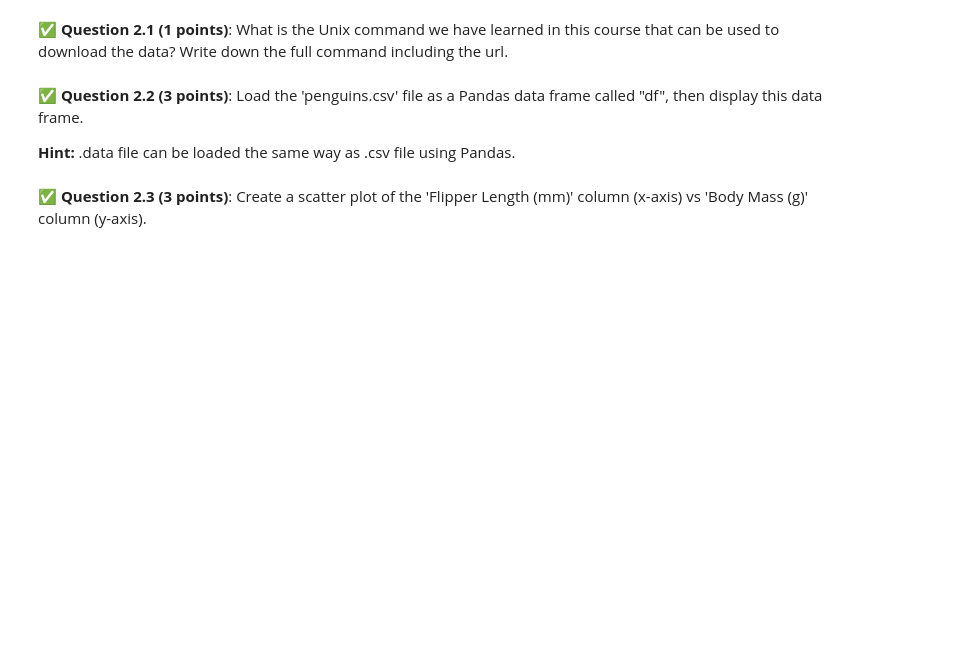
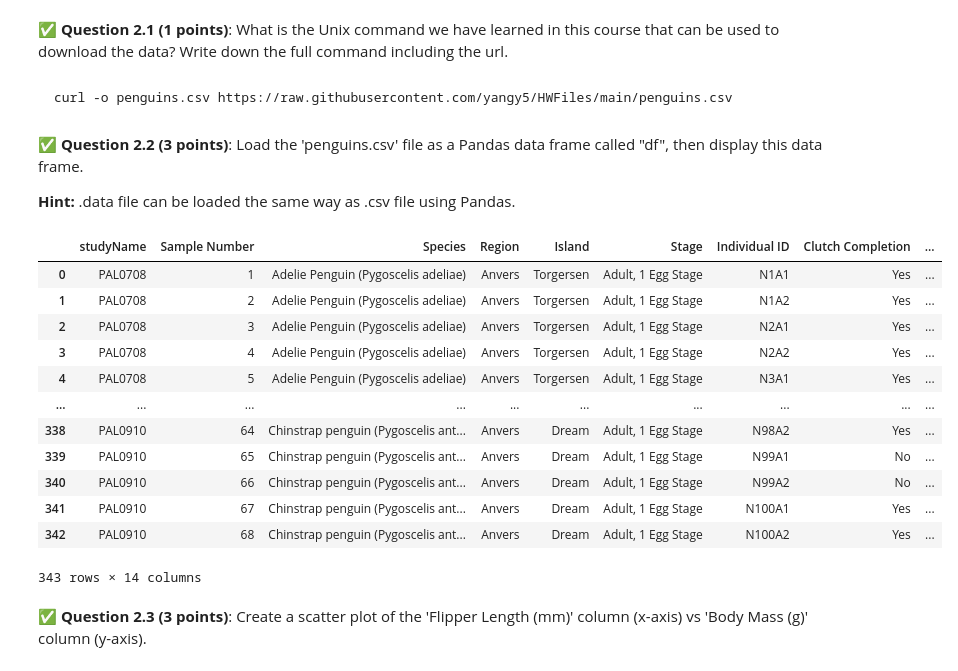
Before and after one commit to Brendanhhh/cmse202-s24-turnin, a Jupyter notebook: midterm/CMSE202-Midterm-Section001-STUDENT.ipynb, the cells around one changed output. Saved outputs shown, nothing was run; the diff lists cells and outputs as text; code cells hidden in the pictures; blank space fills up the shorter version.

````diff
--- a/midterm/CMSE202-Midterm-Section001-STUDENT.ipynb
+++ b/midterm/CMSE202-Midterm-Section001-STUDENT.ipynb
@@ -78,8 +76,29 @@ What is the Unix command we have learned in this course that can be used to down
+# %% [markdown]
+```bash
+curl -o penguins.csv https://raw.githubusercontent.com/yangy5/HWFiles/main/penguins.csv
+```
 # %% [markdown]
 &#9989; **Question 2.2 (3 points)**: Load the 'penguins.csv' file as a Pandas data frame called "df", then display this data frame.
 
 **Hint:** .data file can be loaded the same way as .csv file using Pandas.
 # %%
 ### Put your code here:
+import pandas as pd
+df = pd.read_csv('penguins.csv')
+df
+# %% [output]
+|  | studyName | Sample Number | Species | Region | Island | Stage | Individual ID | Clutch Completion | ... |
+| 0 | PAL0708 | 1 | Adelie Penguin (Pygoscelis adeliae) | Anvers | Torgersen | Adult, 1 Egg Stage | N1A1 | Yes | ... |
+| 1 | PAL0708 | 2 | Adelie Penguin (Pygoscelis adeliae) | Anvers | Torgersen | Adult, 1 Egg Stage | N1A2 | Yes | ... |
+| 2 | PAL0708 | 3 | Adelie Penguin (Pygoscelis adeliae) | Anvers | Torgersen | Adult, 1 Egg Stage | N2A1 | Yes | ... |
+| 3 | PAL0708 | 4 | Adelie Penguin (Pygoscelis adeliae) | Anvers | Torgersen | Adult, 1 Egg Stage | N2A2 | Yes | ... |
+| 4 | PAL0708 | 5 | Adelie Penguin (Pygoscelis adeliae) | Anvers | Torgersen | Adult, 1 Egg Stage | N3A1 | Yes | ... |
+| ... | ... | ... | ... | ... | ... | ... | ... | ... | ... |
+| 338 | PAL0910 | 64 | Chinstrap penguin (Pygoscelis ant... | Anvers | Dream | Adult, 1 Egg Stage | N98A2 | Yes | ... |
+| 339 | PAL0910 | 65 | Chinstrap penguin (Pygoscelis ant... | Anvers | Dream | Adult, 1 Egg Stage | N99A1 | No | ... |
+| 340 | PAL0910 | 66 | Chinstrap penguin (Pygoscelis ant... | Anvers | Dream | Adult, 1 Egg Stage | N99A2 | No | ... |
+| 341 | PAL0910 | 67 | Chinstrap penguin (Pygoscelis ant... | Anvers | Dream | Adult, 1 Egg Stage | N100A1 | Yes | ... |
+| 342 | PAL0910 | 68 | Chinstrap penguin (Pygoscelis ant... | Anvers | Dream | Adult, 1 Egg Stage | N100A2 | Yes | ... |
+343 rows × 14 columns
 # %% [markdown]
 &#9989; **Question 2.3 (3 points)**: Create a scatter plot of the 'Flipper Length (mm)' column (x-axis) vs 'Body Mass (g)' column (y-axis).
````
Also changed, not shown: parts of 7 cells of this notebook, 1 other file.
